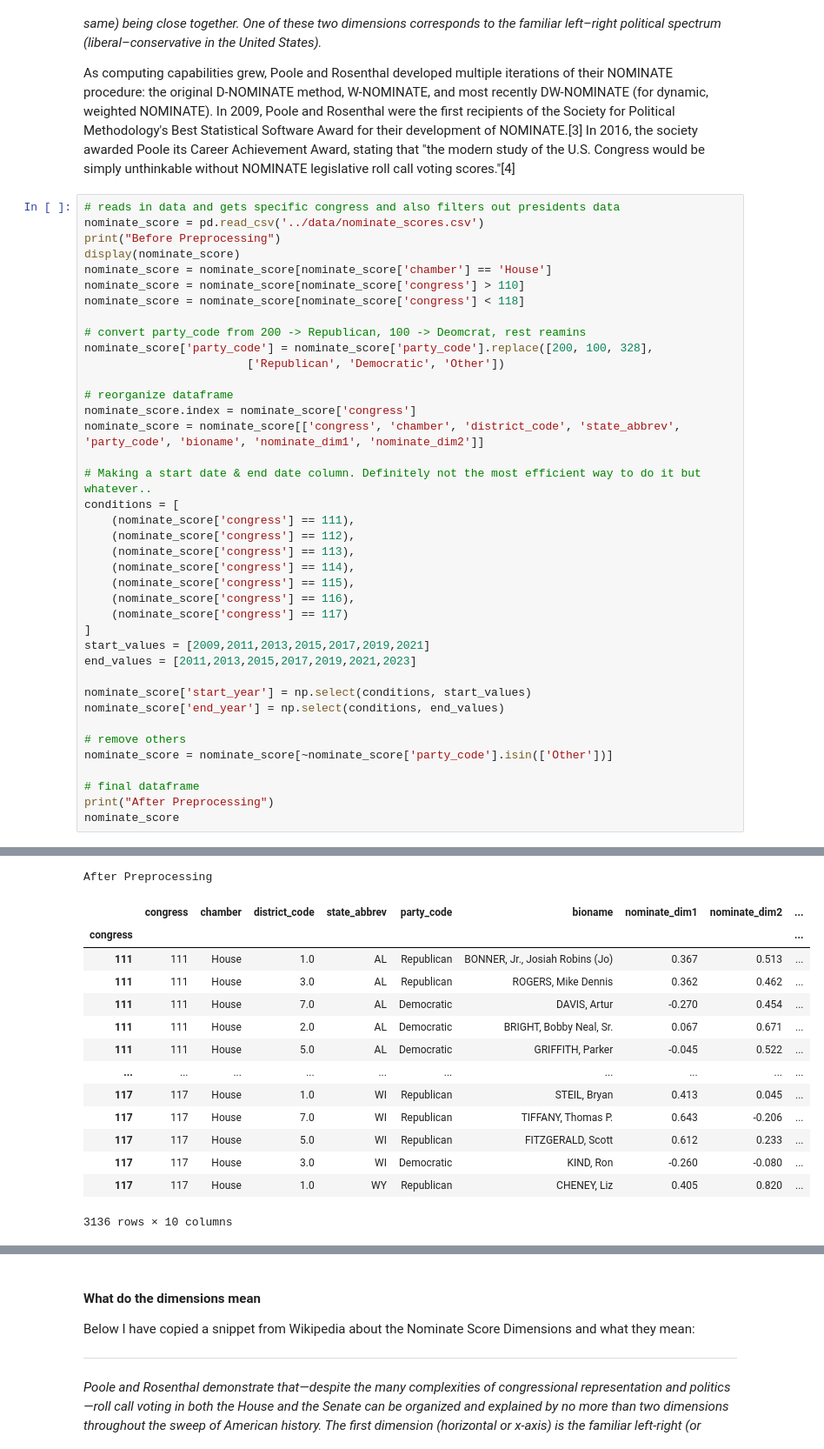
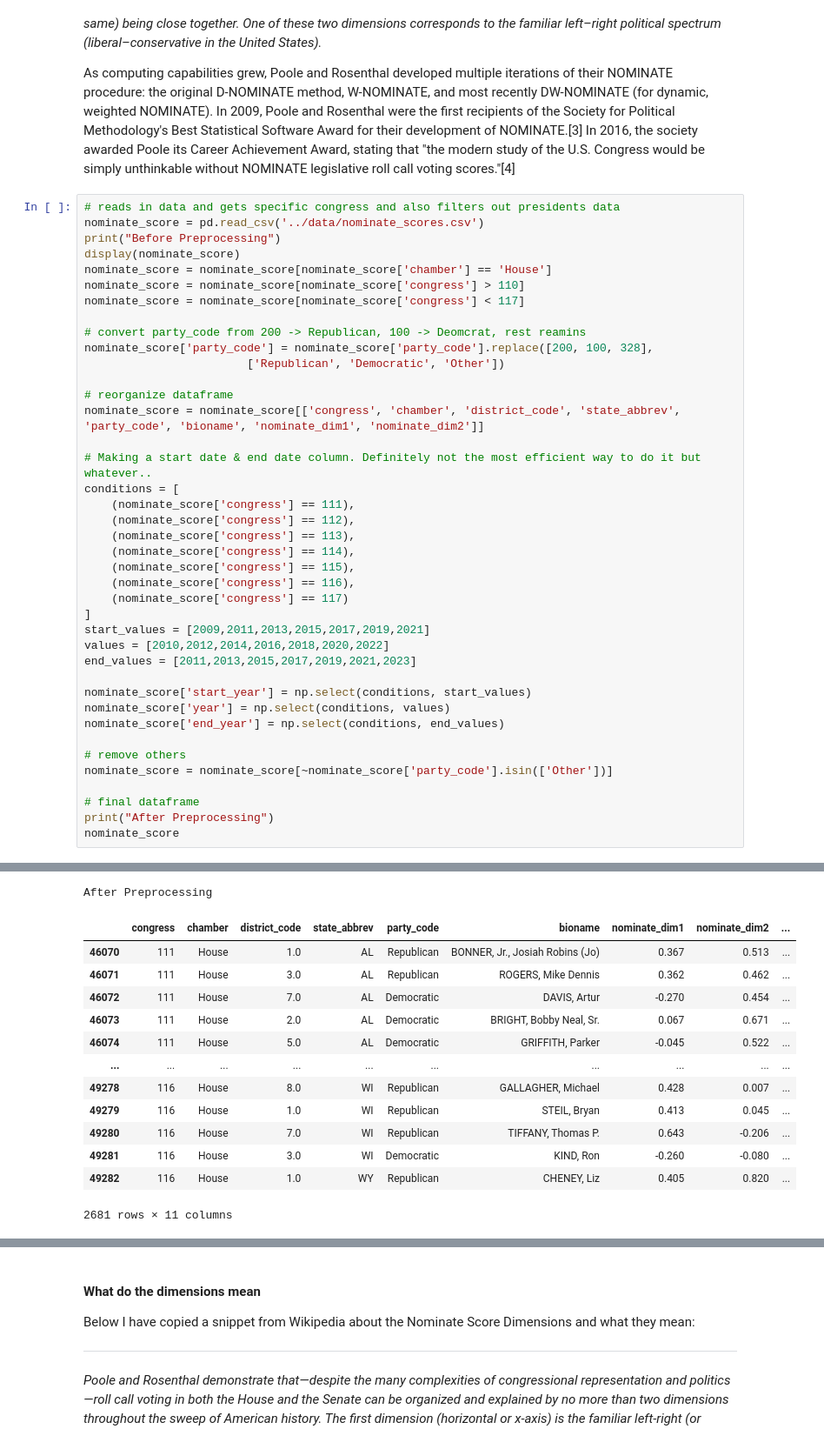
Before and after one commit to Simonlee711/gerrymandering-polarisation-study, a Jupyter notebook: src/gov-analysis.ipynb, the cells around one changed output, grey strips where cells are left out. Shown: that part at 87% size. Cells and saved outputs as stored; diff of their text form.

```diff
--- a/src/gov-analysis.ipynb
+++ b/src/gov-analysis.ipynb
@@ -28,14 +28,13 @@ print("Before Preprocessing")
 display(nominate_score)
 nominate_score = nominate_score[nominate_score['chamber'] == 'House']
 nominate_score = nominate_score[nominate_score['congress'] > 110]
-nominate_score = nominate_score[nominate_score['congress'] < 118]
+nominate_score = nominate_score[nominate_score['congress'] < 117]
 
 # convert party_code from 200 -> Republican, 100 -> Deomcrat, rest reamins
 nominate_score['party_code'] = nominate_score['party_code'].replace([200, 100, 328],
                         ['Republican', 'Democratic', 'Other'])
 
 # reorganize dataframe
-nominate_score.index = nominate_score['congress']
 nominate_score = nominate_score[['congress', 'chamber', 'district_code', 'state_abbrev', 'party_code', 'bioname', 'nominate_dim1', 'nominate_dim2']]
 
 # Making a start date & end date column. Definitely not the most efficient way to do it but whatever..
@@ -49,44 +48,45 @@ conditions = [
     (nominate_score['congress'] == 117)
 ]
 start_values = [2009,2011,2013,2015,2017,2019,2021]
+values = [2010,2012,2014,2016,2018,2020,2022]
 end_values = [2011,2013,2015,2017,2019,2021,2023]
 
 nominate_score['start_year'] = np.select(conditions, start_values)
+nominate_score['year'] = np.select(conditions, values)
 nominate_score['end_year'] = np.select(conditions, end_values)
 
 # remove others
 nominate_score = nominate_score[~nominate_score['party_code'].isin(['Other'])]
 
 # final dataframe
 print("After Preprocessing")
 nominate_score
 # %% [output]
 Before Preprocessing
 |  | congress | chamber | icpsr | state_icpsr | district_code | state_abbrev | party_code | occupancy | ... |
 | 0 | 1 | President | 99869 | 99 | 0.0 | USA | 5000 | NaN | ... |
 | 1 | 1 | House | 379 | 44 | 2.0 | GA | 4000 | 0.0 | ... |
 | 2 | 1 | House | 4854 | 44 | 1.0 | GA | 4000 | 0.0 | ... |
 | 3 | 1 | House | 6071 | 44 | 3.0 | GA | 4000 | 0.0 | ... |
 | 4 | 1 | House | 1538 | 52 | 6.0 | MD | 5000 | 0.0 | ... |
 | ... | ... | ... | ... | ... | ... | ... | ... | ... | ... |
 | 50480 | 118 | Senate | 40915 | 56 | 0.0 | WV | 100 | NaN | ... |
 | 50481 | 118 | Senate | 29940 | 25 | 0.0 | WI | 100 | NaN | ... |
 | 50482 | 118 | Senate | 41111 | 25 | 0.0 | WI | 200 | NaN | ... |
 | 50483 | 118 | Senate | 20953 | 68 | 0.0 | WY | 200 | NaN | ... |
 | 50484 | 118 | Senate | 40707 | 68 | 0.0 | WY | 200 | NaN | ... |
 50485 rows × 22 columns
 After Preprocessing
 |  | congress | chamber | district_code | state_abbrev | party_code | bioname | nominate_dim1 | nominate_dim2 | ... |
-| congress |  |  |  |  |  |  |  |  | ... |
-| 111 | 111 | House | 1.0 | AL | Republican | BONNER, Jr., Josiah Robins (Jo) | 0.367 | 0.513 | ... |
-| 111 | 111 | House | 3.0 | AL | Republican | ROGERS, Mike Dennis | 0.362 | 0.462 | ... |
-| 111 | 111 | House | 7.0 | AL | Democratic | DAVIS, Artur | -0.270 | 0.454 | ... |
-| 111 | 111 | House | 2.0 | AL | Democratic | BRIGHT, Bobby Neal, Sr. | 0.067 | 0.671 | ... |
-| 111 | 111 | House | 5.0 | AL | Democratic | GRIFFITH, Parker | -0.045 | 0.522 | ... |
+| 46070 | 111 | House | 1.0 | AL | Republican | BONNER, Jr., Josiah Robins (Jo) | 0.367 | 0.513 | ... |
+| 46071 | 111 | House | 3.0 | AL | Republican | ROGERS, Mike Dennis | 0.362 | 0.462 | ... |
+| 46072 | 111 | House | 7.0 | AL | Democratic | DAVIS, Artur | -0.270 | 0.454 | ... |
+| 46073 | 111 | House | 2.0 | AL | Democratic | BRIGHT, Bobby Neal, Sr. | 0.067 | 0.671 | ... |
+| 46074 | 111 | House | 5.0 | AL | Democratic | GRIFFITH, Parker | -0.045 | 0.522 | ... |
 | ... | ... | ... | ... | ... | ... | ... | ... | ... | ... |
-| 117 | 117 | House | 1.0 | WI | Republican | STEIL, Bryan | 0.413 | 0.045 | ... |
-| 117 | 117 | House | 7.0 | WI | Republican | TIFFANY, Thomas P. | 0.643 | -0.206 | ... |
-| 117 | 117 | House | 5.0 | WI | Republican | FITZGERALD, Scott | 0.612 | 0.233 | ... |
-| 117 | 117 | House | 3.0 | WI | Democratic | KIND, Ron | -0.260 | -0.080 | ... |
-| 117 | 117 | House | 1.0 | WY | Republican | CHENEY, Liz | 0.405 | 0.820 | ... |
+| 49278 | 116 | House | 8.0 | WI | Republican | GALLAGHER, Michael | 0.428 | 0.007 | ... |
+| 49279 | 116 | House | 1.0 | WI | Republican | STEIL, Bryan | 0.413 | 0.045 | ... |
+| 49280 | 116 | House | 7.0 | WI | Republican | TIFFANY, Thomas P. | 0.643 | -0.206 | ... |
+| 49281 | 116 | House | 3.0 | WI | Democratic | KIND, Ron | -0.260 | -0.080 | ... |
+| 49282 | 116 | House | 1.0 | WY | Republican | CHENEY, Liz | 0.405 | 0.820 | ... |
-3136 rows × 10 columns
+2681 rows × 11 columns
```
Also changed, not shown: parts of 13 cells of this notebook, 4 other files.
